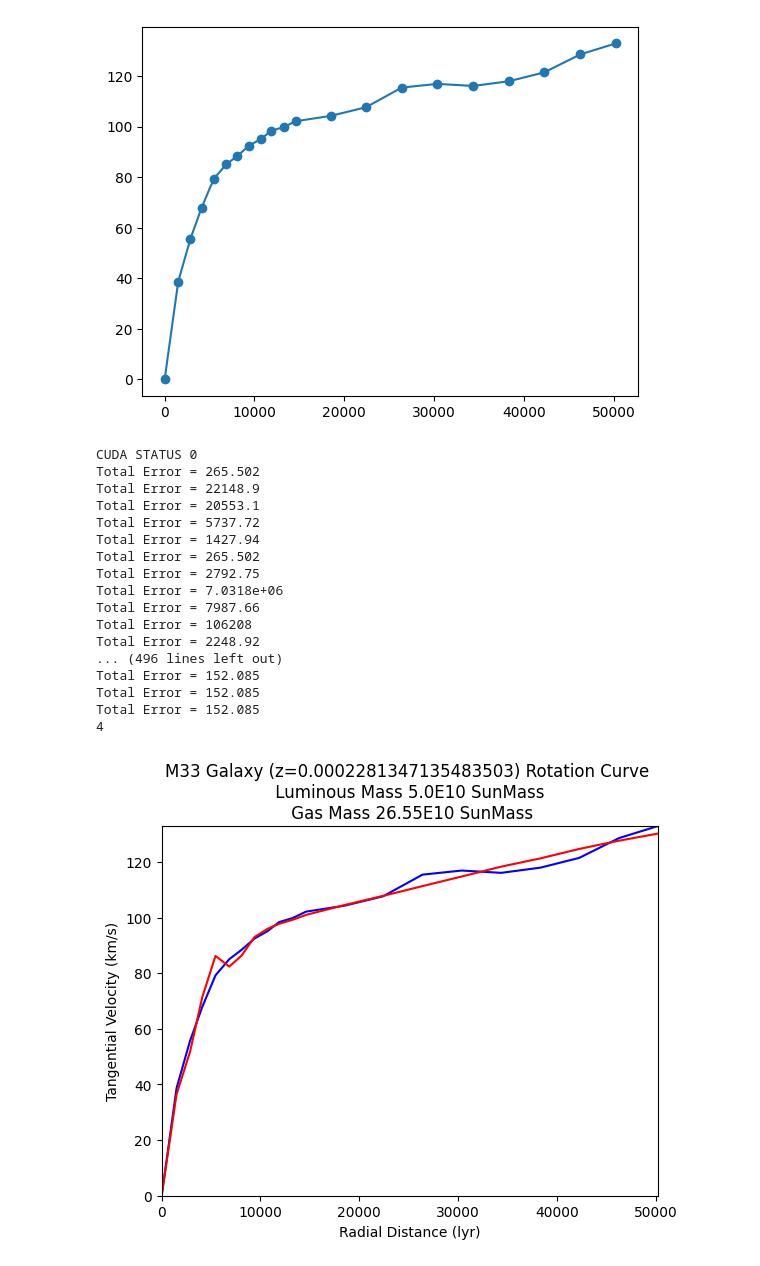
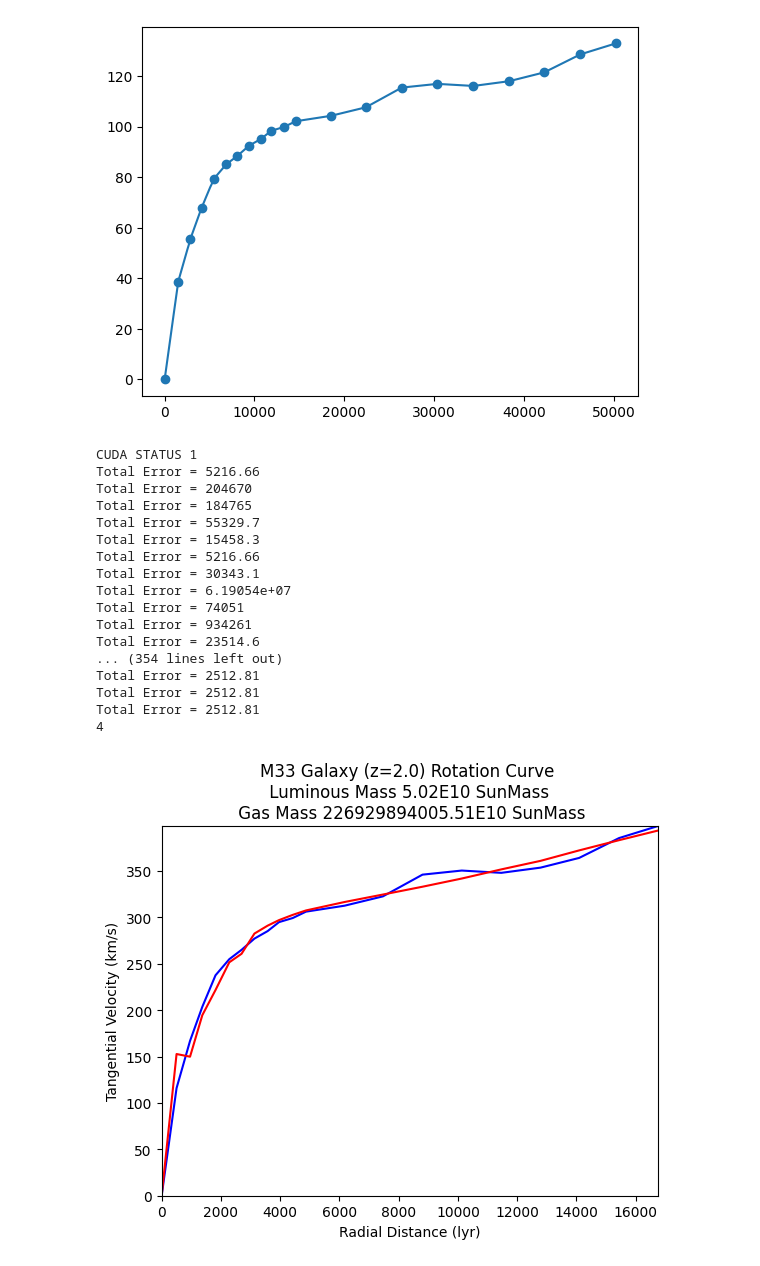
Before and after one commit to ny2292000/HU_GalaxyPackage, a Jupyter notebook: notebooks/HU_Galaxy_Notebook.ipynb, the cells around one changed output. Saved outputs shown, nothing was run; the diff lists cells and outputs as text; code cells hidden in the pictures.

```diff
--- a/notebooks/HU_Galaxy_Notebook.ipynb
+++ b/notebooks/HU_Galaxy_Notebook.ipynb
@@ -221,6 +221,30 @@ plt.show()
 ####################################################
 # MODELING M33 GALAXY
 ####################################################
+m33_rotational_curve = np.array( [
+    [0.0, 0.0],
+    [1508.7187, 38.674137],
+    [2873.3889, 55.65067],
+    [4116.755, 67.91063],
+    [5451.099, 79.22689],
+    [6846.0957, 85.01734],
+    [8089.462, 88.38242],
+    [9393.48, 92.42116],
+    [10727.824, 95.11208],
+    [11880.212, 98.342697],
+    [13275.208, 99.82048],
+    [14609.553, 102.10709],
+    [18521.607, 104.25024],
+    [22403.336, 107.60643],
+    [26406.369, 115.40966],
+    [30379.076, 116.87875],
+    [34382.107, 116.05664],
+    [38354.813, 117.93005],
+    [42266.87, 121.42091],
+    [46300.227, 128.55017],
+    [50212.285, 132.84966]
+])
+
 M33_Distance = 3.2E6
 Radius_Universe_4D = 14.03E9
 redshift = M33_Distance / (Radius_Universe_4D - M33_Distance)
@@ -228,53 +252,55 @@ nr = 300
 # NZ should always be ODD
 nz = 101
 ntheta = 180
 nr_sampling = 103
 nz_sampling = 104
 R_max = 50000.0
 
-rho_0, alpha_0, rho_1, alpha_1, h0 = calculate_density_parameters(redshift)
+new_redshift = 2.0
+rho_0, alpha_0, rho_1, alpha_1, h0 = calculate_density_parameters(new_redshift)
+new_rotation_curve = move_rotation_curve(m33_rotational_curve, redshift, new_redshift)
 GalaxyMass = 5E10
 # Create The Galaxy
 M33 = GalaxyWrapper(GalaxyMass, rho_0, alpha_0, rho_1, alpha_1, h0, R_max, nr,
-                    nz, nr_sampling, nz_sampling, ntheta, redshift,GPU_ID=0, cuda=False)
+                    nz, nr_sampling, nz_sampling, ntheta, new_redshift,GPU_ID=0, cuda=True)
 # Load the new rotation curve
-M33.read_galaxy_rotation_curve(m33_rotational_curve)
+M33.read_galaxy_rotation_curve(new_rotation_curve)
 # Simulate the new curve
 M33.simulate_rotation_curve()
 # Plot it
 plotRotationCurve(M33)
 # df = pd.DataFrame(columns=["rho_0","alpha_0", "rho_1", "alpha_1", "h0"])
 
 # for redshift_birth in np.arange(0,35,1):
 #     r4d = 14/(1+redshift_birth)
 #     M33.redshift=redshift_birth
 #     M33.rho_0, M33.alpha_0, M33.rho_1, M33.alpha_1, M33.h0 = calculate_density_parameters(redshift_birth)
 #     new_rotation_curve = move_rotation_curve(m33_rotational_curve, redshift, redshift_birth )
 #     M33.read_galaxy_rotation_curve(new_rotation_curve)
 #     values = M33.move_galaxy(True)
 #     df.loc[redshift_birth] = values
 # r4d = 14/(1+df.index)
 # df["redshift_birth"]=df.index
 # df["r4d"]=r4d
 # %% [output]
-CUDA STATUS 0
-Total Error = 265.502
-Total Error = 22148.9
-Total Error = 20553.1
-Total Error = 5737.72
-Total Error = 1427.94
-Total Error = 265.502
-Total Error = 2792.75
-Total Error = 7.0318e+06
-Total Error = 7987.66
-Total Error = 106208
-Total Error = 2248.92
-... (496 lines left out)
-Total Error = 152.085
-Total Error = 152.085
-Total Error = 152.085
+CUDA STATUS 1
+Total Error = 5216.66
+Total Error = 204670
+Total Error = 184765
+Total Error = 55329.7
+Total Error = 15458.3
+Total Error = 5216.66
+Total Error = 30343.1
+Total Error = 6.19054e+07
+Total Error = 74051
+Total Error = 934261
+Total Error = 23514.6
+... (354 lines left out)
+Total Error = 2512.81
+Total Error = 2512.81
+Total Error = 2512.81
 4
-[figure, old version]
+[figure, new version]
 # %%
 # Initial Density Parameters
 M33.print_density_parameters()
```
Also changed, not shown: parts of 8 cells of this notebook, 7 other files.
